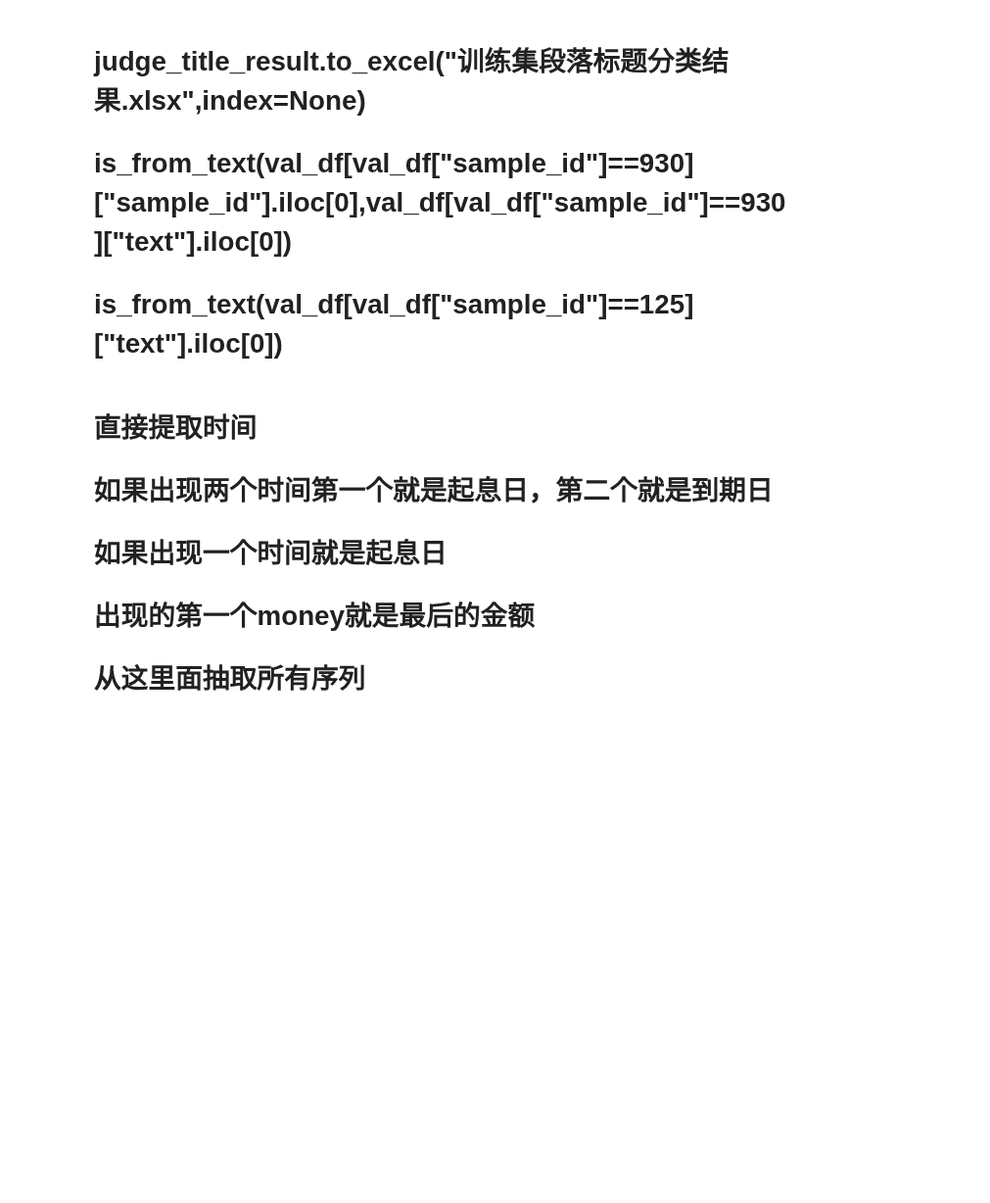
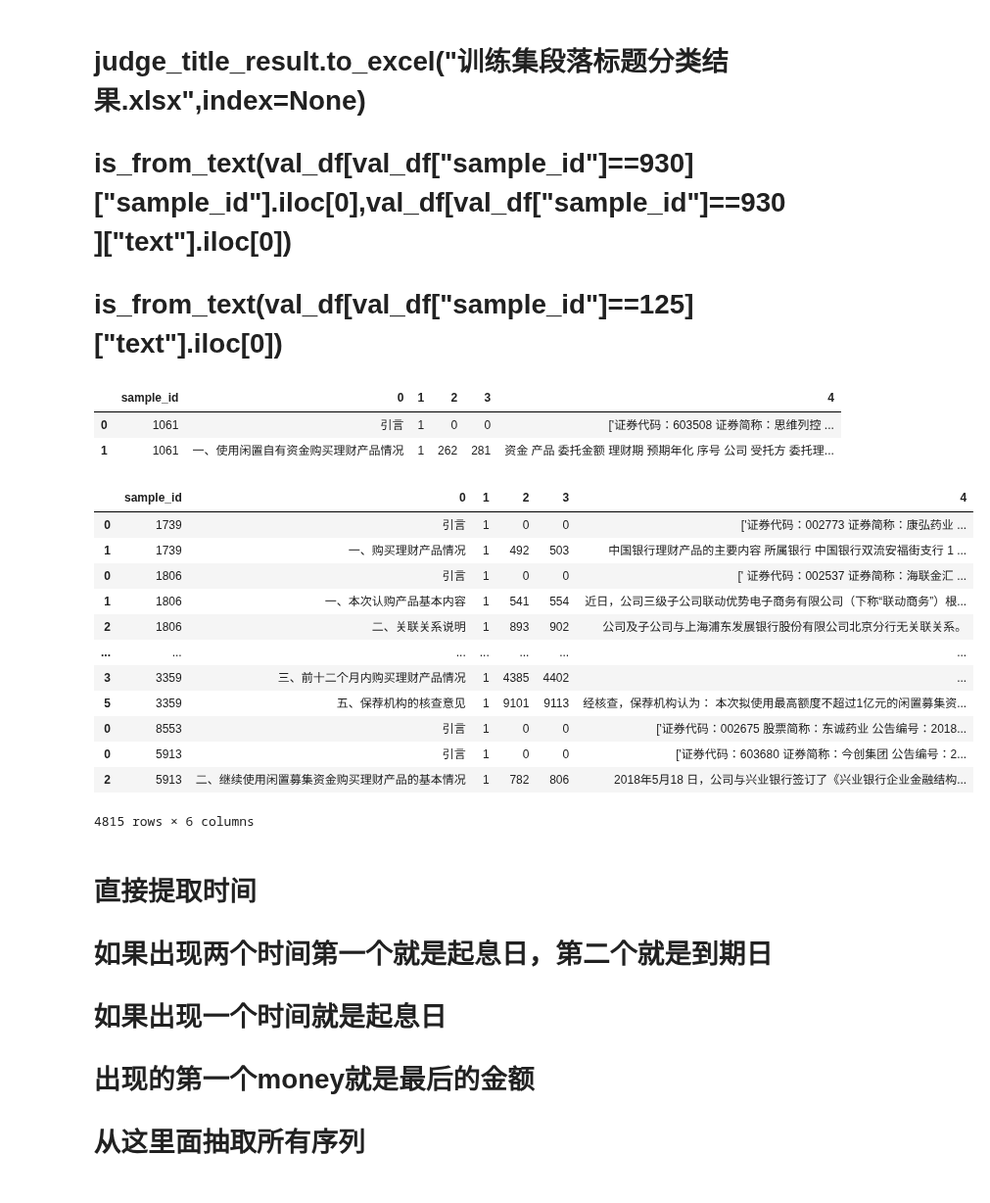
Before and after one commit to lsqlhl5862/baseline_qqcywdj, a Jupyter notebook: lhl/baseline-lhl.ipynb, the cells around one changed output. Shown at 98% size. Drawn from its saved outputs; the diff is of its cells as text; code cells hidden in the pictures; blank space fills up the shorter version.

```diff
--- a/lhl/baseline-lhl.ipynb
+++ b/lhl/baseline-lhl.ipynb
@@ -456,7 +470,25 @@ for sample_id,text in tqdm(val_df[["sample_id","text"]].values):
 # is_from_text(val_df[val_df["sample_id"]==930]["sample_id"].iloc[0],val_df[val_df["sample_id"]==930]["text"].iloc[0])
 # is_from_text(val_df[val_df["sample_id"]==125]["text"].iloc[0])
 # %%
-judge_title(1067,train_df[train_df["sample_id"]==1067]["text"].iloc[0])
+judge_title(1061,train_df[train_df["sample_id"]==1061]["text"].iloc[0])
+judge_title_result
+# %% [output]
+|  | sample_id | 0 | 1 | 2 | 3 | 4 |
+| 0 | 1061 | 引言 | 1 | 0 | 0 | ['证券代码：603508 证券简称：思维列控 ... |
+| 1 | 1061 | 一、使用闲置自有资金购买理财产品情况 | 1 | 262 | 281 | 资金 产品 委托金额 理财期 预期年化 序号 公司 受托方 委托理... |
+|  | sample_id | 0 | 1 | 2 | 3 | 4 |
+| 0 | 1739 | 引言 | 1 | 0 | 0 | ['证券代码：002773 证券简称：康弘药业 ... |
+| 1 | 1739 | 一、购买理财产品情况 | 1 | 492 | 503 | 中国银行理财产品的主要内容 所属银行 中国银行双流安福街支行 1 ... |
+| 0 | 1806 | 引言 | 1 | 0 | 0 | [' 证券代码：002537 证券简称：海联金汇 ... |
+| 1 | 1806 | 一、本次认购产品基本内容 | 1 | 541 | 554 | 近日，公司三级子公司联动优势电子商务有限公司（下称“联动商务”）根... |
+| 2 | 1806 | 二、关联关系说明 | 1 | 893 | 902 | 公司及子公司与上海浦东发展银行股份有限公司北京分行无关联关系。 |
+| ... | ... | ... | ... | ... | ... | ... |
+| 3 | 3359 | 三、前十二个月内购买理财产品情况 | 1 | 4385 | 4402 | ... |
+| 5 | 3359 | 五、保荐机构的核查意见 | 1 | 9101 | 9113 | 经核查，保荐机构认为： 本次拟使用最高额度不超过1亿元的闲置募集资... |
+| 0 | 8553 | 引言 | 1 | 0 | 0 | ['证券代码：002675 股票简称：东诚药业 公告编号：2018... |
+| 0 | 5913 | 引言 | 1 | 0 | 0 | ['证券代码：603680 证券简称：今创集团 公告编号：2... |
+| 2 | 5913 | 二、继续使用闲置募集资金购买理财产品的基本情况 | 1 | 782 | 806 | 2018年5月18 日，公司与兴业银行签订了《兴业银行企业金融结构... |
+4815 rows × 6 columns
 # %% [markdown]
 # 直接提取时间
 # 如果出现两个时间第一个就是起息日，第二个就是到期日
```
Also changed, not shown: parts of 4 cells of this notebook, 2 other files.
